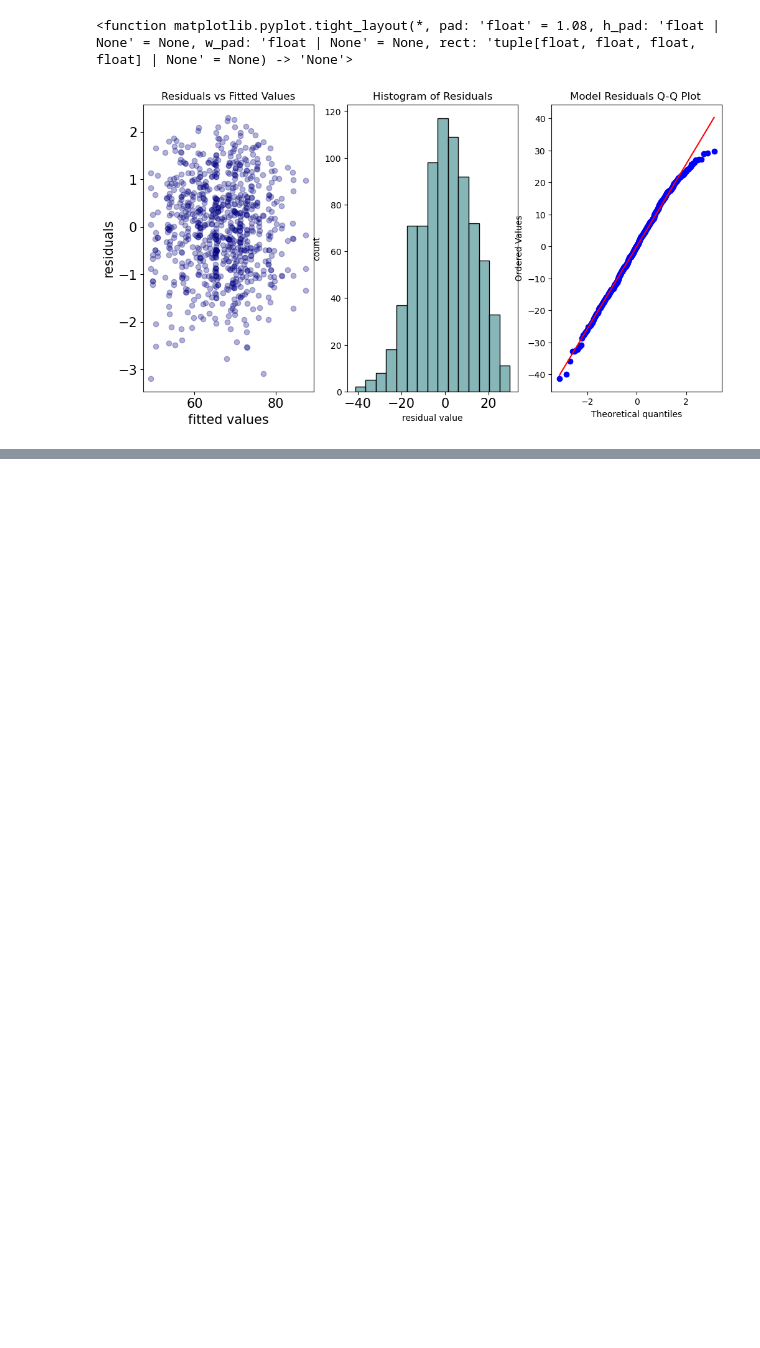
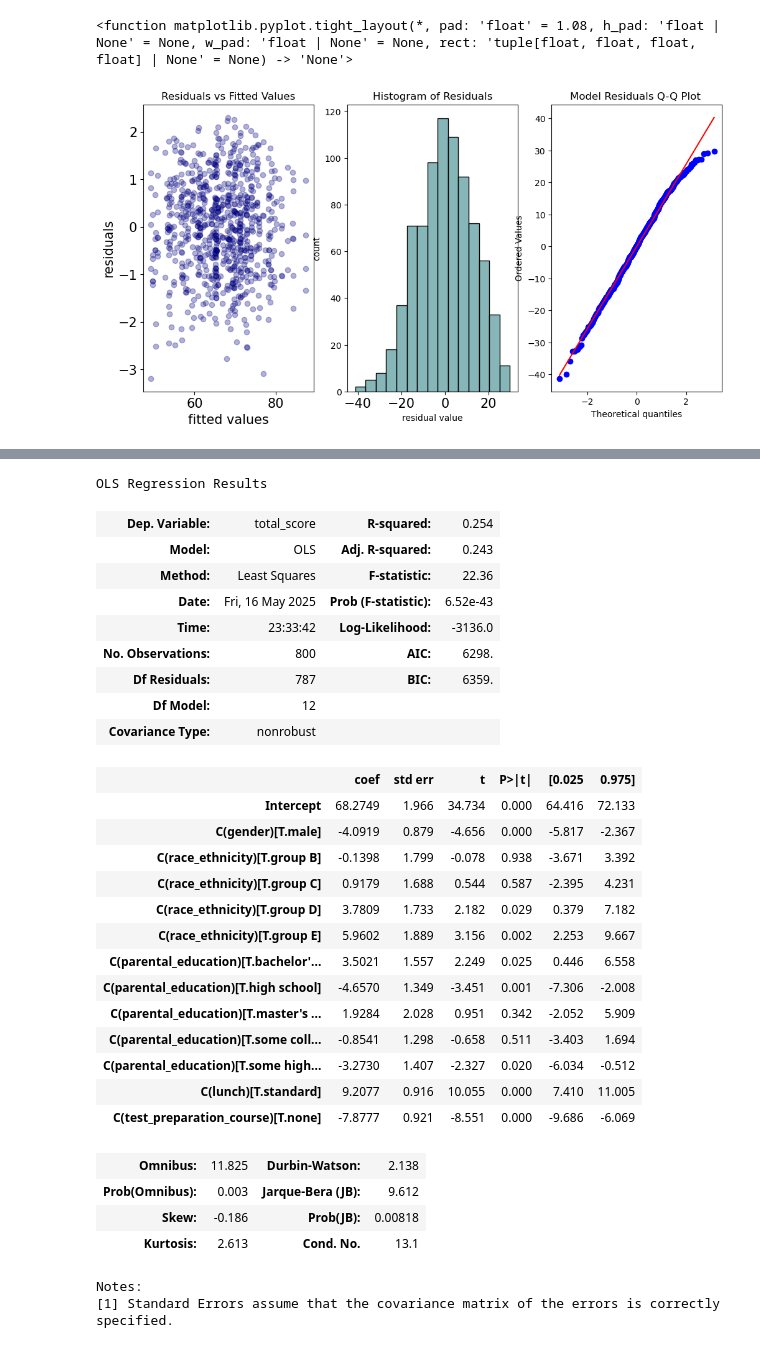
Before and after one commit to adam04-D/Simple-Linear-Regression-from-Scratch, a Jupyter notebook: reg-multipe/reg-mult.ipynb, the cells around one changed output, grey strips where cells are left out. Drawn from its saved outputs; the diff is of its cells as text; code cells hidden in the pictures; blank space fills up the shorter version.

```diff
--- a/reg-multipe/reg-mult.ipynb
+++ b/reg-multipe/reg-mult.ipynb
@@ -558,0 +604,6 @@ Notes:
+# %%
+### predicting the average total score
+
+data['total_score']= (data['math_score']+ data['reading_score']+ data['writing_score']) / 3
+train , test = train_test_split(data, test_size=0.2, random_state=42)
+train.head()
@@ -558,0 +617,36 @@ Notes:
+# %%
+model4=sm.OLS.from_formula('total_score ~ C(gender) + C(race_ethnicity) + C(parental_education) + C(lunch) + C(test_preparation_course)', data=train)
+
+results4 = model4.fit()
+results4.summary()
+# %% [output]
+OLS Regression Results
+| Dep. Variable: | total_score | R-squared: | 0.254 |
+| Model: | OLS | Adj. R-squared: | 0.243 |
+| Method: | Least Squares | F-statistic: | 22.36 |
+| Date: | Fri, 16 May 2025 | Prob (F-statistic): | 6.52e-43 |
+| Time: | 23:33:42 | Log-Likelihood: | -3136.0 |
+| No. Observations: | 800 | AIC: | 6298. |
+| Df Residuals: | 787 | BIC: | 6359. |
+| Df Model: | 12 |  |  |
+| Covariance Type: | nonrobust |  |  |
+|  | coef | std err | t | P>|t| | [0.025 | 0.975] |
+| Intercept | 68.2749 | 1.966 | 34.734 | 0.000 | 64.416 | 72.133 |
+| C(gender)[T.male] | -4.0919 | 0.879 | -4.656 | 0.000 | -5.817 | -2.367 |
+| C(race_ethnicity)[T.group B] | -0.1398 | 1.799 | -0.078 | 0.938 | -3.671 | 3.392 |
+| C(race_ethnicity)[T.group C] | 0.9179 | 1.688 | 0.544 | 0.587 | -2.395 | 4.231 |
+| C(race_ethnicity)[T.group D] | 3.7809 | 1.733 | 2.182 | 0.029 | 0.379 | 7.182 |
+| C(race_ethnicity)[T.group E] | 5.9602 | 1.889 | 3.156 | 0.002 | 2.253 | 9.667 |
+| C(parental_education)[T.bachelor'... | 3.5021 | 1.557 | 2.249 | 0.025 | 0.446 | 6.558 |
+| C(parental_education)[T.high school] | -4.6570 | 1.349 | -3.451 | 0.001 | -7.306 | -2.008 |
+| C(parental_education)[T.master's ... | 1.9284 | 2.028 | 0.951 | 0.342 | -2.052 | 5.909 |
+| C(parental_education)[T.some coll... | -0.8541 | 1.298 | -0.658 | 0.511 | -3.403 | 1.694 |
+| C(parental_education)[T.some high... | -3.2730 | 1.407 | -2.327 | 0.020 | -6.034 | -0.512 |
+| C(lunch)[T.standard] | 9.2077 | 0.916 | 10.055 | 0.000 | 7.410 | 11.005 |
+| C(test_preparation_course)[T.none] | -7.8777 | 0.921 | -8.551 | 0.000 | -9.686 | -6.069 |
+| Omnibus: | 11.825 | Durbin-Watson: | 2.138 |
+| Prob(Omnibus): | 0.003 | Jarque-Bera (JB): | 9.612 |
+| Skew: | -0.186 | Prob(JB): | 0.00818 |
+| Kurtosis: | 2.613 | Cond. No. | 13.1 |
+Notes:
+[1] Standard Errors assume that the covariance matrix of the errors is correctly specified.
```
Also changed, not shown: parts of 8 cells of this notebook, 1 other file.
